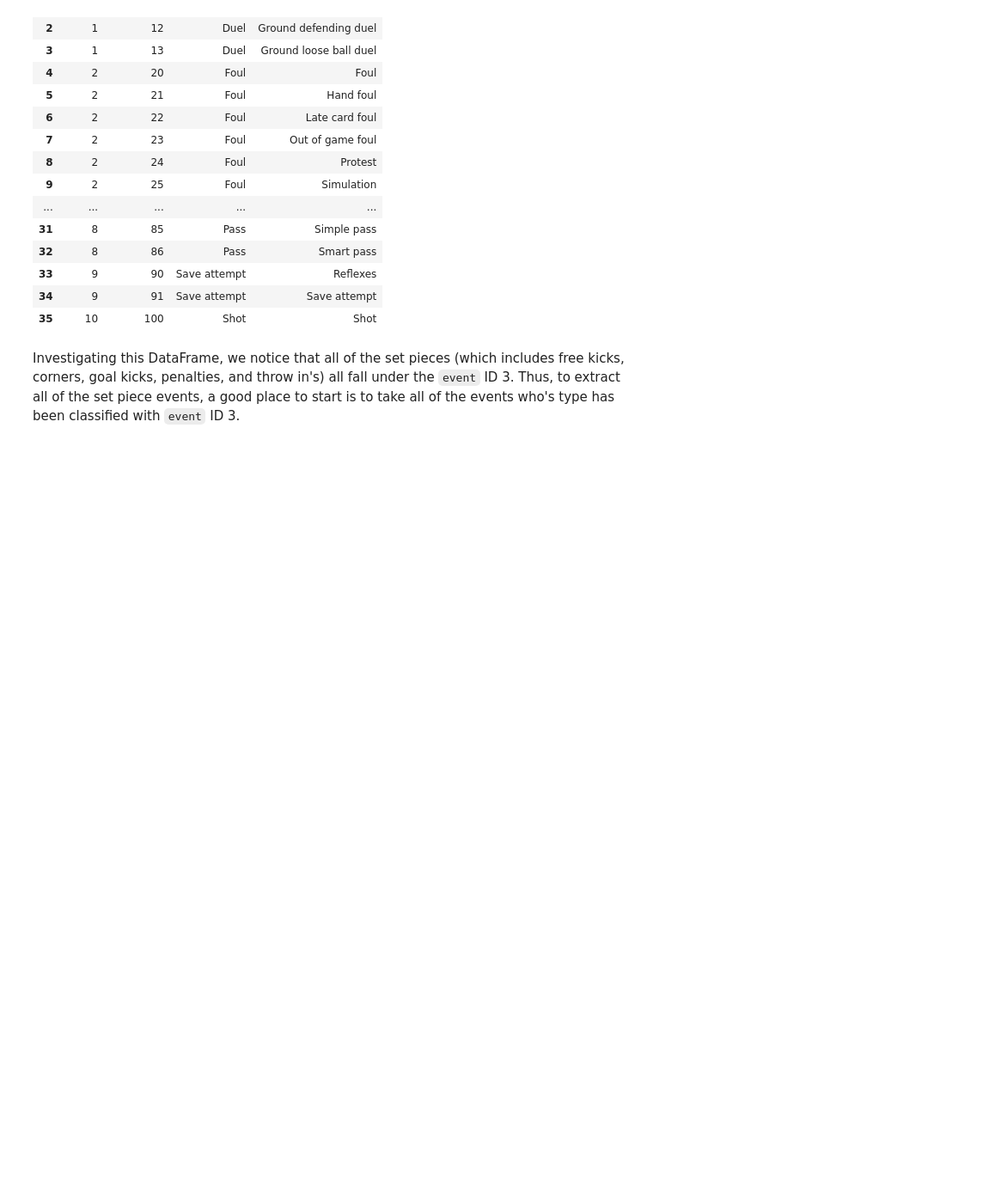
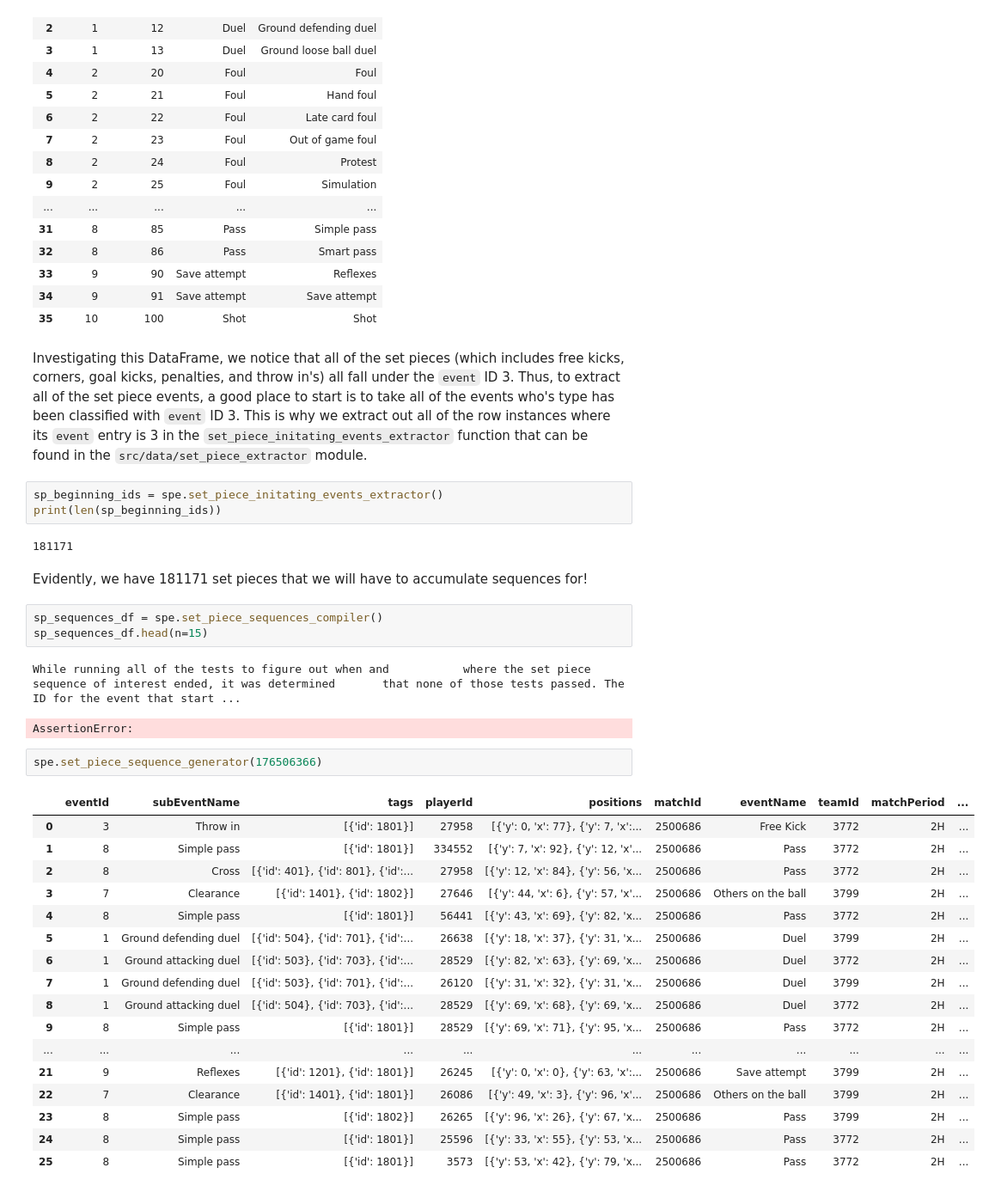
Before and after one commit to gosebastian12/Set_Piece_Strategy, a Jupyter notebook: notebooks/1_Obtaining_Set_Piece_Data.ipynb, the cells around one changed output. Shown at 86% size. Saved outputs shown, nothing was run; the diff lists cells and outputs as text; blank space fills up the shorter version.

Commit message:
Debugged and reorganized all functions for set pieces.

```diff
--- a/notebooks/1_Obtaining_Set_Piece_Data.ipynb
+++ b/notebooks/1_Obtaining_Set_Piece_Data.ipynb
@@ -77,4 +62,37 @@ event_ID_mapper
 | 34 | 9 | 91 | Save attempt | Save attempt |
 | 35 | 10 | 100 | Shot | Shot |
 # %% [markdown]
-Investigating this DataFrame, we notice that all of the set pieces (which includes free kicks, corners, goal kicks, penalties, and throw in's) all fall under the `event` ID 3. Thus, to extract all of the set piece events, a good place to start is to take all of the events who's type has been classified with `event` ID 3.
+Investigating this DataFrame, we notice that all of the set pieces (which includes free kicks, corners, goal kicks, penalties, and throw in's) all fall under the `event` ID 3. Thus, to extract all of the set piece events, a good place to start is to take all of the events who's type has been classified with `event` ID 3. This is why we extract out all of the row instances where its `event` entry is 3 in the `set_piece_initating_events_extractor` function that can be found in the `src/data/set_piece_extractor` module.
+# %%
+sp_beginning_ids = spe.set_piece_initating_events_extractor()
+print(len(sp_beginning_ids))
+# %% [output]
+181171
+# %% [markdown]
+Evidently, we have 181171 set pieces that we will have to accumulate sequences for!
+# %%
+sp_sequences_df = spe.set_piece_sequences_compiler()
+sp_sequences_df.head(n=15)
+# %% [output]
+While running all of the tests to figure out when and           where the set piece sequence of interest ended, it was determined       that none of those tests passed. The ID for the event that start ...
+AssertionError:
+# %%
+spe.set_piece_sequence_generator(176506366)
+# %% [output]
+|  | eventId | subEventName | tags | playerId | positions | matchId | eventName | teamId | matchPeriod | ... |
+| 0 | 3 | Throw in | [{'id': 1801}] | 27958 | [{'y': 0, 'x': 77}, {'y': 7, 'x':... | 2500686 | Free Kick | 3772 | 2H | ... |
+| 1 | 8 | Simple pass | [{'id': 1801}] | 334552 | [{'y': 7, 'x': 92}, {'y': 12, 'x'... | 2500686 | Pass | 3772 | 2H | ... |
+| 2 | 8 | Cross | [{'id': 401}, {'id': 801}, {'id':... | 27958 | [{'y': 12, 'x': 84}, {'y': 56, 'x... | 2500686 | Pass | 3772 | 2H | ... |
+| 3 | 7 | Clearance | [{'id': 1401}, {'id': 1802}] | 27646 | [{'y': 44, 'x': 6}, {'y': 57, 'x'... | 2500686 | Others on the ball | 3799 | 2H | ... |
+| 4 | 8 | Simple pass | [{'id': 1801}] | 56441 | [{'y': 43, 'x': 69}, {'y': 82, 'x... | 2500686 | Pass | 3772 | 2H | ... |
+| 5 | 1 | Ground defending duel | [{'id': 504}, {'id': 701}, {'id':... | 26638 | [{'y': 18, 'x': 37}, {'y': 31, 'x... | 2500686 | Duel | 3799 | 2H | ... |
+| 6 | 1 | Ground attacking duel | [{'id': 503}, {'id': 703}, {'id':... | 28529 | [{'y': 82, 'x': 63}, {'y': 69, 'x... | 2500686 | Duel | 3772 | 2H | ... |
+| 7 | 1 | Ground defending duel | [{'id': 503}, {'id': 701}, {'id':... | 26120 | [{'y': 31, 'x': 32}, {'y': 31, 'x... | 2500686 | Duel | 3799 | 2H | ... |
+| 8 | 1 | Ground attacking duel | [{'id': 504}, {'id': 703}, {'id':... | 28529 | [{'y': 69, 'x': 68}, {'y': 69, 'x... | 2500686 | Duel | 3772 | 2H | ... |
+| 9 | 8 | Simple pass | [{'id': 1801}] | 28529 | [{'y': 69, 'x': 71}, {'y': 95, 'x... | 2500686 | Pass | 3772 | 2H | ... |
+| ... | ... | ... | ... | ... | ... | ... | ... | ... | ... | ... |
+| 21 | 9 | Reflexes | [{'id': 1201}, {'id': 1801}] | 26245 | [{'y': 0, 'x': 0}, {'y': 63, 'x':... | 2500686 | Save attempt | 3799 | 2H | ... |
+| 22 | 7 | Clearance | [{'id': 1401}, {'id': 1801}] | 26086 | [{'y': 49, 'x': 3}, {'y': 96, 'x'... | 2500686 | Others on the ball | 3799 | 2H | ... |
+| 23 | 8 | Simple pass | [{'id': 1802}] | 26265 | [{'y': 96, 'x': 26}, {'y': 67, 'x... | 2500686 | Pass | 3799 | 2H | ... |
+| 24 | 8 | Simple pass | [{'id': 1801}] | 25596 | [{'y': 33, 'x': 55}, {'y': 53, 'x... | 2500686 | Pass | 3772 | 2H | ... |
+| 25 | 8 | Simple pass | [{'id': 1801}] | 3573 | [{'y': 53, 'x': 42}, {'y': 79, 'x... | 2500686 | Pass | 3772 | 2H | ... |
```
Also changed, not shown: parts of 2 cells of this notebook, 4 other files.
